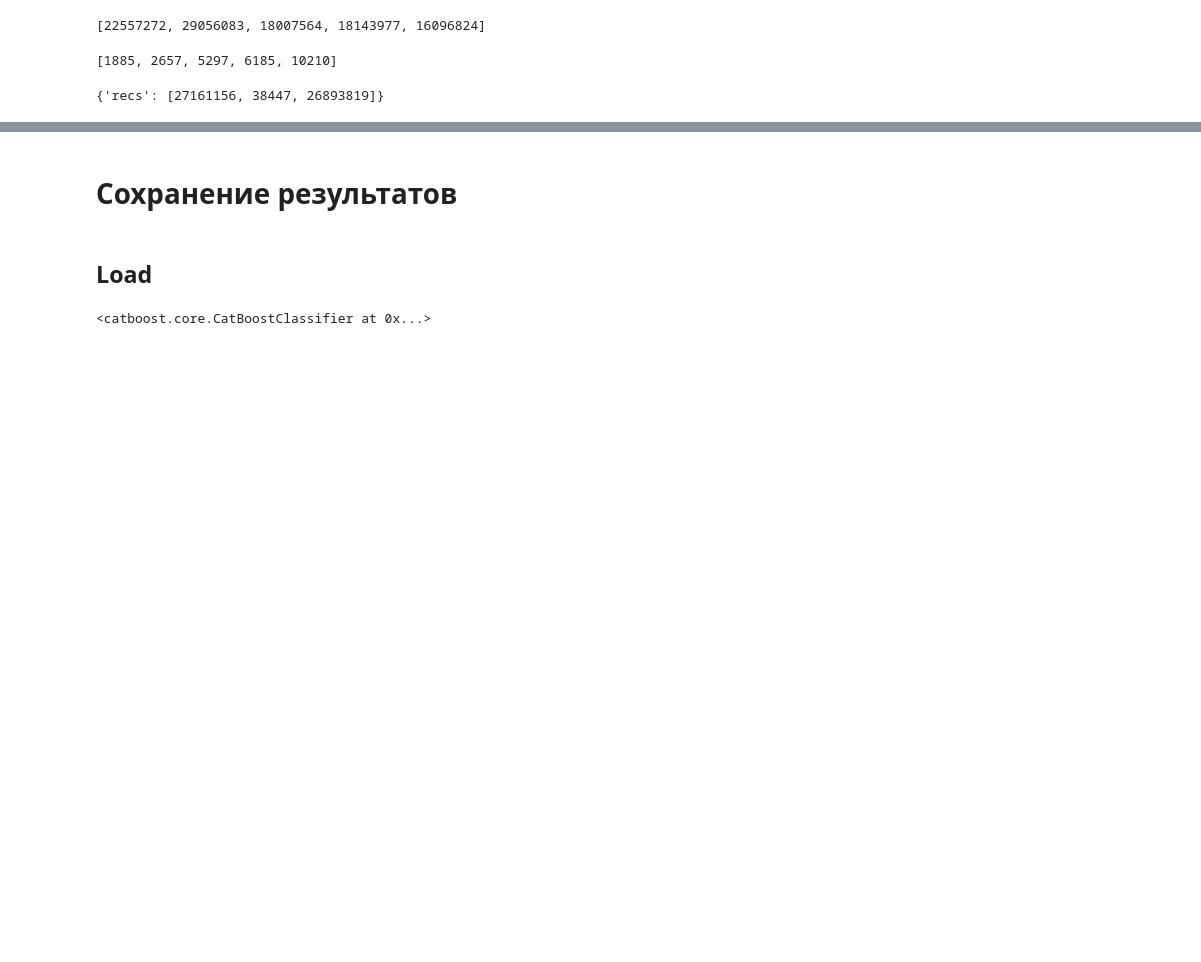
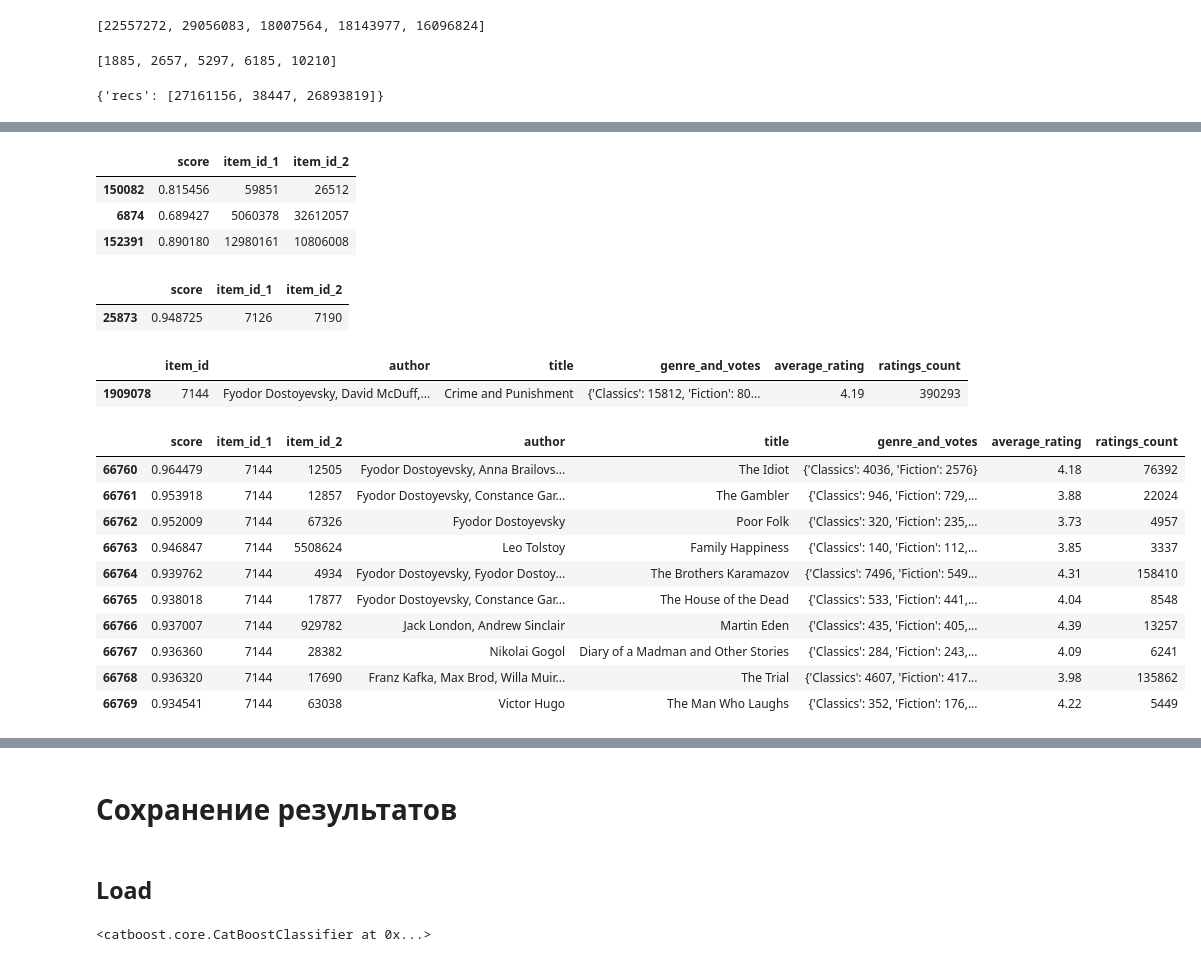
Before and after one commit to Jonzzi/mle-recsys-start, a Jupyter notebook: preprocessing.ipynb, the cells around one changed output, grey strips where cells are left out. Saved outputs shown, nothing was run; the diff lists cells and outputs as text; code cells hidden in the pictures; blank space fills up the shorter version.

```diff
--- a/preprocessing.ipynb
+++ b/preprocessing.ipynb
@@ -1955,0 +2009,2 @@ print(recs)
+# %%
+similar_items = similar_items.explode(["sim_item_id_enc", "score"], ignore_index=True)
@@ -1955,0 +2031,51 @@ print(recs)
+# %%
+# приводим типы данных
+similar_items["sim_item_id_enc"] = similar_items["sim_item_id_enc"].astype("int")
+similar_items["score"] = similar_items["score"].astype("float")
+# %%
+# получаем изначальные идентификаторы
+similar_items["item_id_1"] = item_encoder.inverse_transform(similar_items["item_id_enc"])
+similar_items["item_id_2"] = item_encoder.inverse_transform(similar_items["sim_item_id_enc"])
+similar_items = similar_items.drop(columns=["item_id_enc", "sim_item_id_enc"])
+
+# убираем пары с одинаковыми объектами
+similar_items = similar_items.query("item_id_1 != item_id_2")
+# %%
+similar_items.sample(3)
+# %% [output]
+|  | score | item_id_1 | item_id_2 |
+| 150082 | 0.815456 | 59851 | 26512 |
+| 6874 | 0.689427 | 5060378 | 32612057 |
+| 152391 | 0.890180 | 12980161 | 10806008 |
+# %%
+similar_items[similar_items['item_id_1']==7126].sort_values(by='score', ascending=False).head(1)
+# %% [output]
+|  | score | item_id_1 | item_id_2 |
+| 25873 | 0.948725 | 7126 | 7190 |
+# %%
+def print_sim_items(item_id, similar_items):
+
+    item_columns_to_use = ["item_id", "author", "title", "genre_and_votes", "average_rating", "ratings_count"]
+
+    item_id_1 = items.query("item_id == @item_id")[item_columns_to_use]
+    display(item_id_1)
+
+    si = similar_items.query("item_id_1 == @item_id")
+    si = si.merge(items[item_columns_to_use].set_index("item_id"), left_on="item_id_2", right_index=True)
+    display(si)
+# %%
+print_sim_items(7144, similar_items)
+# %% [output]
+|  | item_id | author | title | genre_and_votes | average_rating | ratings_count |
+| 1909078 | 7144 | Fyodor Dostoyevsky, David McDuff,... | Crime and Punishment | {'Classics': 15812, 'Fiction': 80... | 4.19 | 390293 |
+|  | score | item_id_1 | item_id_2 | author | title | genre_and_votes | average_rating | ratings_count |
+| 66760 | 0.964479 | 7144 | 12505 | Fyodor Dostoyevsky, Anna Brailovs... | The Idiot | {'Classics': 4036, 'Fiction': 2576} | 4.18 | 76392 |
+| 66761 | 0.953918 | 7144 | 12857 | Fyodor Dostoyevsky, Constance Gar... | The Gambler | {'Classics': 946, 'Fiction': 729,... | 3.88 | 22024 |
+| 66762 | 0.952009 | 7144 | 67326 | Fyodor Dostoyevsky | Poor Folk | {'Classics': 320, 'Fiction': 235,... | 3.73 | 4957 |
+| 66763 | 0.946847 | 7144 | 5508624 | Leo Tolstoy | Family Happiness | {'Classics': 140, 'Fiction': 112,... | 3.85 | 3337 |
+| 66764 | 0.939762 | 7144 | 4934 | Fyodor Dostoyevsky, Fyodor Dostoy... | The Brothers Karamazov | {'Classics': 7496, 'Fiction': 549... | 4.31 | 158410 |
+| 66765 | 0.938018 | 7144 | 17877 | Fyodor Dostoyevsky, Constance Gar... | The House of the Dead | {'Classics': 533, 'Fiction': 441,... | 4.04 | 8548 |
+| 66766 | 0.937007 | 7144 | 929782 | Jack London, Andrew Sinclair | Martin Eden | {'Classics': 435, 'Fiction': 405,... | 4.39 | 13257 |
+| 66767 | 0.936360 | 7144 | 28382 | Nikolai Gogol | Diary of a Madman and Other Stories | {'Classics': 284, 'Fiction': 243,... | 4.09 | 6241 |
+| 66768 | 0.936320 | 7144 | 17690 | Franz Kafka, Max Brod, Willa Muir... | The Trial | {'Classics': 4607, 'Fiction': 417... | 3.98 | 135862 |
+| 66769 | 0.934541 | 7144 | 63038 | Victor Hugo | The Man Who Laughs | {'Classics': 352, 'Fiction': 176,... | 4.22 | 5449 |
```
Also changed, not shown: parts of 22 cells of this notebook, 1 other file.
